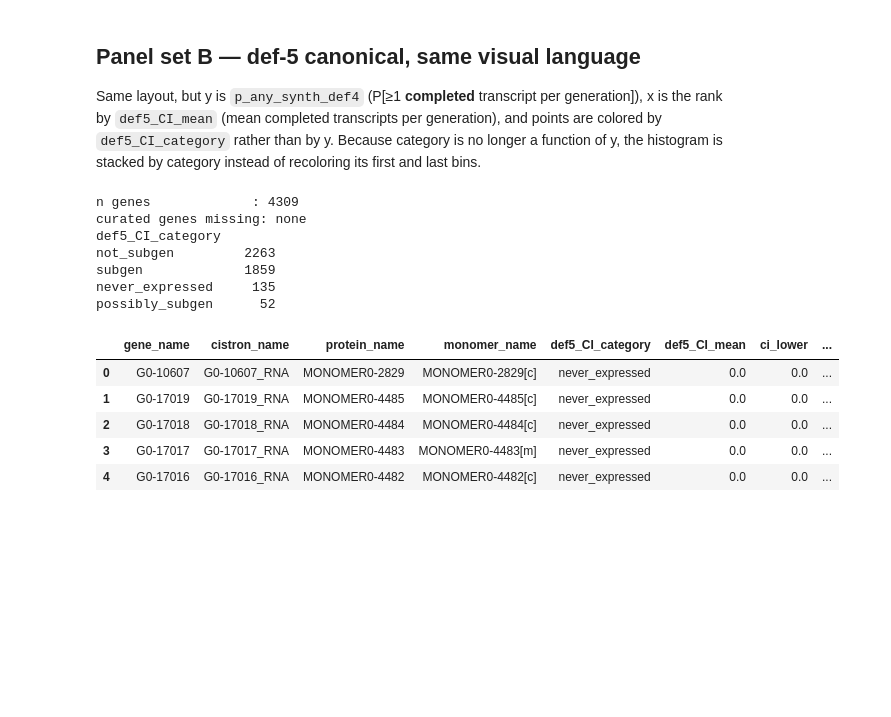
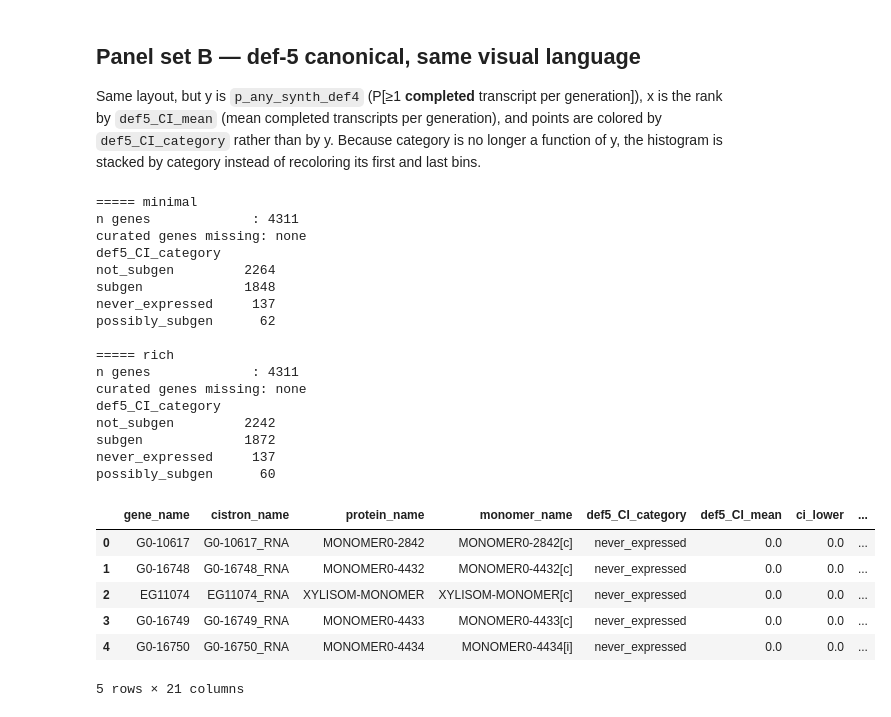
Before and after one commit to acJuarez/mother_machine_cell_tracker, a Jupyter notebook: notebooks/analysis_notebooks/transcription_probability_new_sims.ipynb, the cells around one changed output. Drawn from its saved outputs; the diff is of its cells as text; code cells hidden in the pictures; blank space fills up the shorter version.

```diff
--- a/notebooks/analysis_notebooks/transcription_probability_new_sims.ipynb
+++ b/notebooks/analysis_notebooks/transcription_probability_new_sims.ipynb
@@ -137,14 +191,18 @@ genes         : 4309
 `prob_mRNA_exists_in_gen(g) = (# cells where the mRNA was present at any timestep) / n_cells`,
 ranked by the time-averaged fractional synthesis probability.
 # %%
-prob_df = pd.read_csv(NEW_OUTPUTS / 'transcription_prob_subgen.tsv', sep='\t')
-prob_df.sort_values(by='actual_rna_synth_prob', ascending=True, inplace=True)
-prob_df.reset_index(drop=True, inplace=True)
+prob_dfs = {}
+for cond, d in CONDITIONS.items():
+    prob_df = pd.read_csv(d / 'subgen_transcription_prob.tsv', sep='\t')
+    prob_df.sort_values(by='actual_rna_synth_prob', ascending=True, inplace=True)
+    prob_df.reset_index(drop=True, inplace=True)
+    prob_dfs[cond] = prob_df
 
-missing = [c for c in CURATED_CISTRONS if c not in set(prob_df['mRNA_cistron_id'])]
-print(f"n cistrons          : {len(prob_df)}")
-print(f"prob == 0           : {(prob_df['prob_mRNA_exists_in_gen'] == 0).sum()}")
-print(f"prob == 1           : {(prob_df['prob_mRNA_exists_in_gen'] == 1).sum()}")
-print(f"curated genes missing: {missing if missing else 'none'}")
-prob_df.head()
+    missing = [c for c in CURATED_CISTRONS if c not in set(prob_df['mRNA_cistron_id'])]
+    print(f"===== {cond}")
+    print(f"n cistrons          : {len(prob_df)}")
+    print(f"prob == 0           : {(prob_df['prob_mRNA_exists_in_gen'] == 0).sum()}")
+    print(f"prob == 1           : {(prob_df['prob_mRNA_exists_in_gen'] == 1).sum()}")
+    print(f"curated genes missing: {missing if missing else 'none'}\n")
+prob_dfs['minimal'].head()
 # %% [output]
@@ -241,27 +308,42 @@ x is the rank by `def5_CI_mean` (mean completed transcripts per generation), and
 colored by `def5_CI_category` rather than by y. Because category is no longer a function of y,
 the histogram is stacked by category instead of recoloring its first and last bins.
 # %%
-def5_df = pd.read_csv(NEW_OUTPUTS / 'subgenerational_expression_table_def5.tsv', sep='\t')
-def5_df.sort_values(by='def5_CI_mean', ascending=True, inplace=True)
-def5_df.reset_index(drop=True, inplace=True)
+def5_dfs = {}
+for cond, d in CONDITIONS.items():
+    def5_df = pd.read_csv(d / 'subgen_expression_table.tsv', sep='\t')
+    def5_df.sort_values(by='def5_CI_mean', ascending=True, inplace=True)
+    def5_df.reset_index(drop=True, inplace=True)
+    def5_dfs[cond] = def5_df
 
-missing = [c for c in CURATED_CISTRONS if c not in set(def5_df['cistron_name'])]
-print(f"n genes             : {len(def5_df)}")
-print(f"curated genes missing: {missing if missing else 'none'}")
-print(def5_df['def5_CI_category'].value_counts().to_string())
-def5_df.head()
+    missing = [c for c in CURATED_CISTRONS if c not in set(def5_df['cistron_name'])]
+    print(f"===== {cond}")
+    print(f"n genes             : {len(def5_df)}")
+    print(f"curated genes missing: {missing if missing else 'none'}")
+    print(def5_df['def5_CI_category'].value_counts().to_string(), "\n")
+def5_dfs['minimal'].head()
 # %% [output]
-n genes             : 4309
+===== minimal
+n genes             : 4311
 curated genes missing: none
 def5_CI_category
-not_subgen         2263
-subgen             1859
-never_expressed     135
-possibly_subgen      52
+not_subgen         2264
+subgen             1848
+never_expressed     137
+possibly_subgen      62
+
+===== rich
+n genes             : 4311
+curated genes missing: none
+def5_CI_category
+not_subgen         2242
+subgen             1872
+never_expressed     137
+possibly_subgen      60
 |  | gene_name | cistron_name | protein_name | monomer_name | def5_CI_category | def5_CI_mean | ci_lower | ... |
-| 0 | G0-10607 | G0-10607_RNA | MONOMER0-2829 | MONOMER0-2829[c] | never_expressed | 0.0 | 0.0 | ... |
-| 1 | G0-17019 | G0-17019_RNA | MONOMER0-4485 | MONOMER0-4485[c] | never_expressed | 0.0 | 0.0 | ... |
-| 2 | G0-17018 | G0-17018_RNA | MONOMER0-4484 | MONOMER0-4484[c] | never_expressed | 0.0 | 0.0 | ... |
-| 3 | G0-17017 | G0-17017_RNA | MONOMER0-4483 | MONOMER0-4483[m] | never_expressed | 0.0 | 0.0 | ... |
-| 4 | G0-17016 | G0-17016_RNA | MONOMER0-4482 | MONOMER0-4482[c] | never_expressed | 0.0 | 0.0 | ... |
+| 0 | G0-10617 | G0-10617_RNA | MONOMER0-2842 | MONOMER0-2842[c] | never_expressed | 0.0 | 0.0 | ... |
+| 1 | G0-16748 | G0-16748_RNA | MONOMER0-4432 | MONOMER0-4432[c] | never_expressed | 0.0 | 0.0 | ... |
+| 2 | EG11074 | EG11074_RNA | XYLISOM-MONOMER | XYLISOM-MONOMER[c] | never_expressed | 0.0 | 0.0 | ... |
+| 3 | G0-16749 | G0-16749_RNA | MONOMER0-4433 | MONOMER0-4433[c] | never_expressed | 0.0 | 0.0 | ... |
+| 4 | G0-16750 | G0-16750_RNA | MONOMER0-4434 | MONOMER0-4434[i] | never_expressed | 0.0 | 0.0 | ... |
+5 rows × 21 columns
 # %%
```
Also changed, not shown: parts of 11 cells of this notebook, 12 other files.
